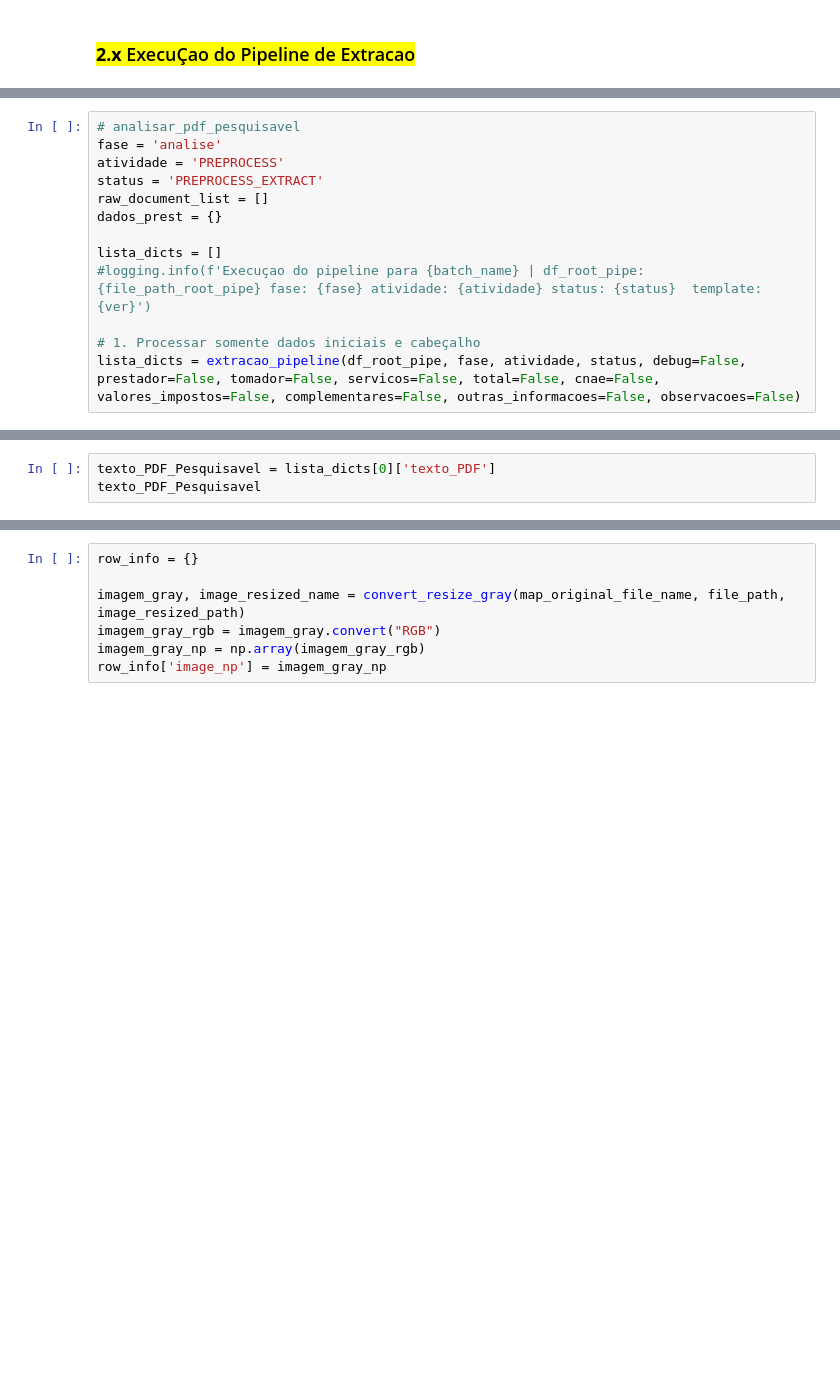
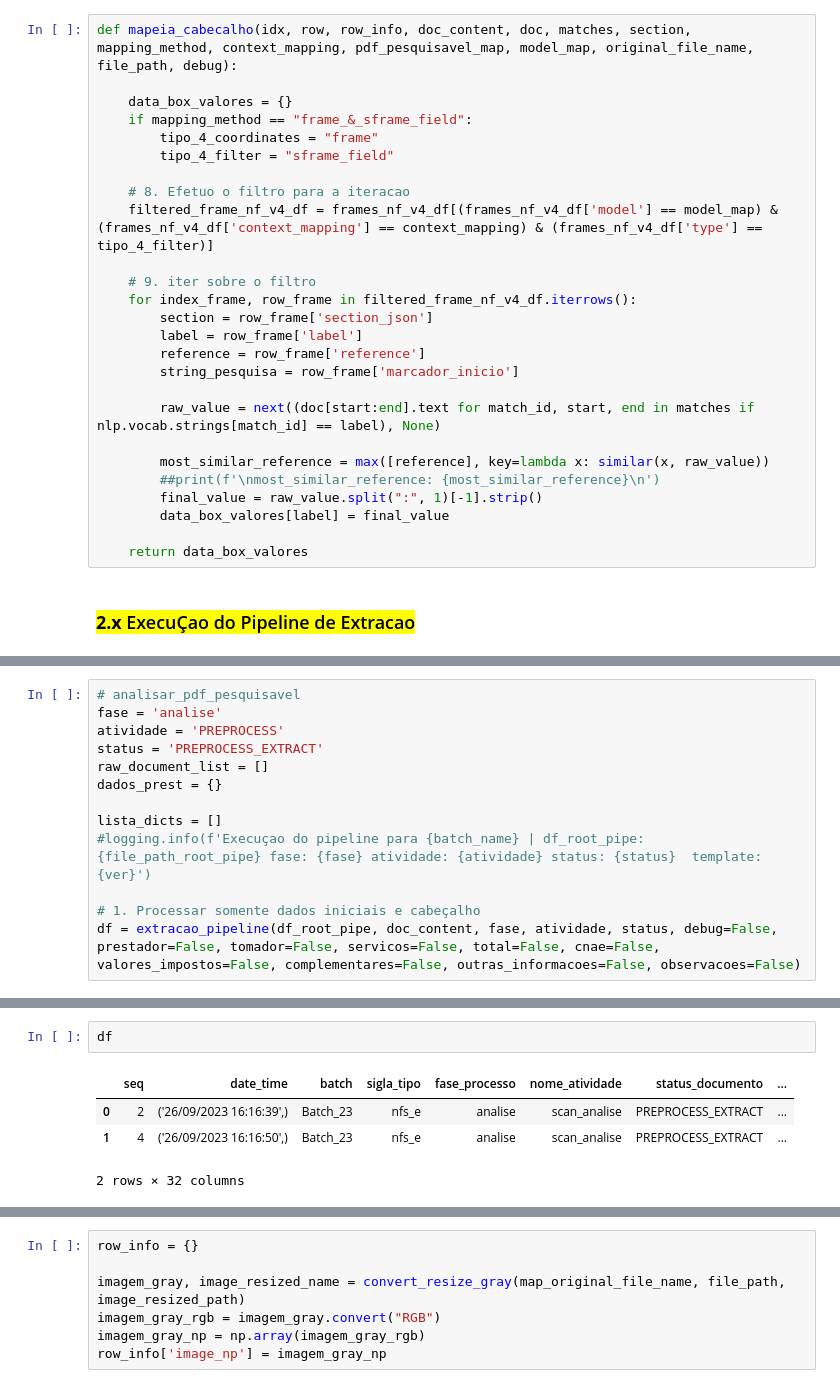
Before and after one commit to Daniel-sdn/extracaoDoc, a Jupyter notebook: 2_extract_pipeline_NLP_V0.ipynb, the cells around one changed output, grey strips where cells are left out. Cells and saved outputs as stored; diff of their text form; blank space fills up the shorter version.

```diff
--- a/2_extract_pipeline_NLP_V0.ipynb
+++ b/2_extract_pipeline_NLP_V0.ipynb
@@ -1410,3 +1455,29 @@ def processar_cabecalho_PDF_P(idx, row, row_info, section, matches, doc, mapping
+# %%
+def mapeia_cabecalho(idx, row, row_info, doc_content, doc, matches, section, mapping_method, context_mapping, pdf_pesquisavel_map, model_map, original_file_name, file_path, debug):
+
+    data_box_valores = {}
+    if mapping_method == "frame_&_sframe_field":
+        tipo_4_coordinates = "frame"
+        tipo_4_filter = "sframe_field"
+
+    # 8. Efetuo o filtro para a iteracao
+    filtered_frame_nf_v4_df = frames_nf_v4_df[(frames_nf_v4_df['model'] == model_map) & (frames_nf_v4_df['context_mapping'] == context_mapping) & (frames_nf_v4_df['type'] == tipo_4_filter)]
+
+    # 9. iter sobre o filtro
+    for index_frame, row_frame in filtered_frame_nf_v4_df.iterrows():
+        section = row_frame['section_json']
+        label = row_frame['label']
+        reference = row_frame['reference']
+        string_pesquisa = row_frame['marcador_inicio']
+
+        raw_value = next((doc[start:end].text for match_id, start, end in matches if nlp.vocab.strings[match_id] == label), None)
+
+        most_similar_reference = max([reference], key=lambda x: similar(x, raw_value))
+        ##print(f'\nmost_similar_reference: {most_similar_reference}\n')
+        final_value = raw_value.split(":", 1)[-1].strip()
+        data_box_valores[label] = final_value
+
+    return data_box_valores
 # %% [markdown]
 ### <mark> <b>2.x</b> ExecuÇao do Pipeline de Extracao </mark>
 # %%
@@ -1861,5 +1964,5 @@ lista_dicts = []
 #logging.info(f'Execuçao do pipeline para {batch_name} | df_root_pipe: {file_path_root_pipe} fase: {fase} atividade: {atividade} status: {status}  template: {ver}')
 
 # 1. Processar somente dados iniciais e cabeçalho
-lista_dicts = extracao_pipeline(df_root_pipe, fase, atividade, status, debug=False, prestador=False, tomador=False, servicos=False, total=False, cnae=False, valores_impostos=False, complementares=False, outras_informacoes=False, observacoes=False)
+df = extracao_pipeline(df_root_pipe, doc_content, fase, atividade, status, debug=False, prestador=False, tomador=False, servicos=False, total=False, cnae=False, valores_impostos=False, complementares=False, outras_informacoes=False, observacoes=False)
 # %% [output]
@@ -1868,3 +1983,7 @@ UnboundLocalError: local variable 'pdf_pesquisavel_map' referenced before assign
-# %%
-texto_PDF_Pesquisavel = lista_dicts[0]['texto_PDF']
-texto_PDF_Pesquisavel
+# %%
+df
+# %% [output]
+|  | seq | date_time | batch | sigla_tipo | fase_processo | nome_atividade | status_documento | ... |
+| 0 | 2 | ('26/09/2023 16:16:39',) | Batch_23 | nfs_e | analise | scan_analise | PREPROCESS_EXTRACT | ... |
+| 1 | 4 | ('26/09/2023 16:16:50',) | Batch_23 | nfs_e | analise | scan_analise | PREPROCESS_EXTRACT | ... |
+2 rows × 32 columns
```
Also changed, not shown: parts of 99 cells of this notebook, 5 other files.
